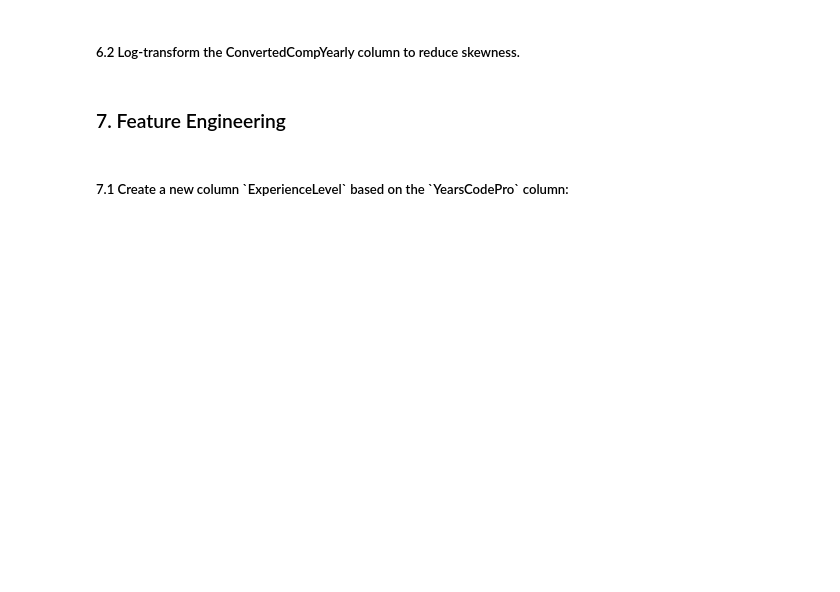
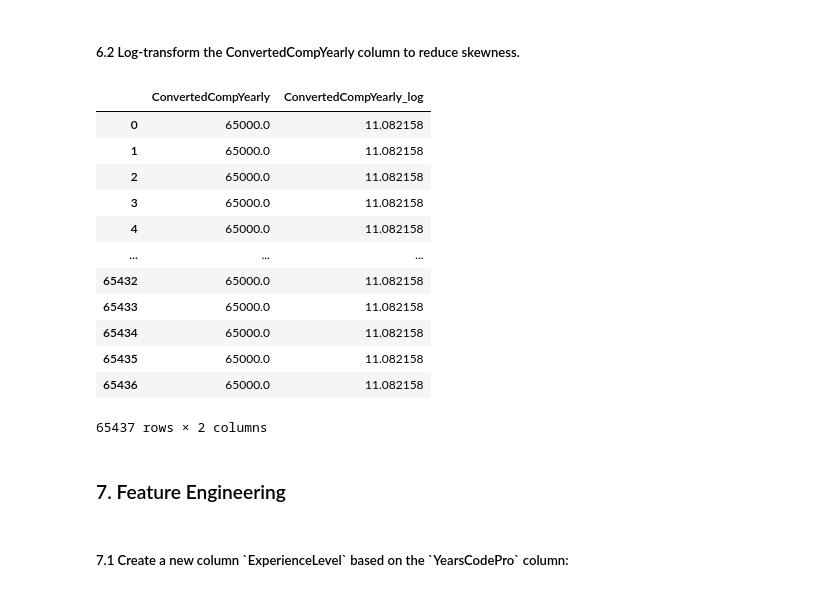
Before and after one commit to Maharshi1706barot/IBM-Data-Analyst, a Jupyter notebook: 09 Capstone Project/M2DataWrangling-lab-v2-v1.ipynb, the cells around one changed output. Saved outputs shown, nothing was run; the diff lists cells and outputs as text; code cells hidden in the pictures; blank space fills up the shorter version.

```diff
--- a/09 Capstone Project/M2DataWrangling-lab-v2-v1.ipynb
+++ b/09 Capstone Project/M2DataWrangling-lab-v2-v1.ipynb
@@ -147,6 +246,23 @@ Name: Country, Length: 65437, dtype: object
 <h5>6.2 Log-transform the ConvertedCompYearly column to reduce skewness.</h5>
 # %%
 ## Write your code here
+df['ConvertedCompYearly_log'] = np.log1p(df['ConvertedCompYearly'])
+
+df[['ConvertedCompYearly','ConvertedCompYearly_log']]
+# %% [output]
+|  | ConvertedCompYearly | ConvertedCompYearly_log |
+| 0 | 65000.0 | 11.082158 |
+| 1 | 65000.0 | 11.082158 |
+| 2 | 65000.0 | 11.082158 |
+| 3 | 65000.0 | 11.082158 |
+| 4 | 65000.0 | 11.082158 |
+| ... | ... | ... |
+| 65432 | 65000.0 | 11.082158 |
+| 65433 | 65000.0 | 11.082158 |
+| 65434 | 65000.0 | 11.082158 |
+| 65435 | 65000.0 | 11.082158 |
+| 65436 | 65000.0 | 11.082158 |
+65437 rows × 2 columns
 # %% [markdown]
 ### 7. Feature Engineering
 # %% [markdown]
```
Also changed, not shown: parts of 21 cells of this notebook, 9 other files.
